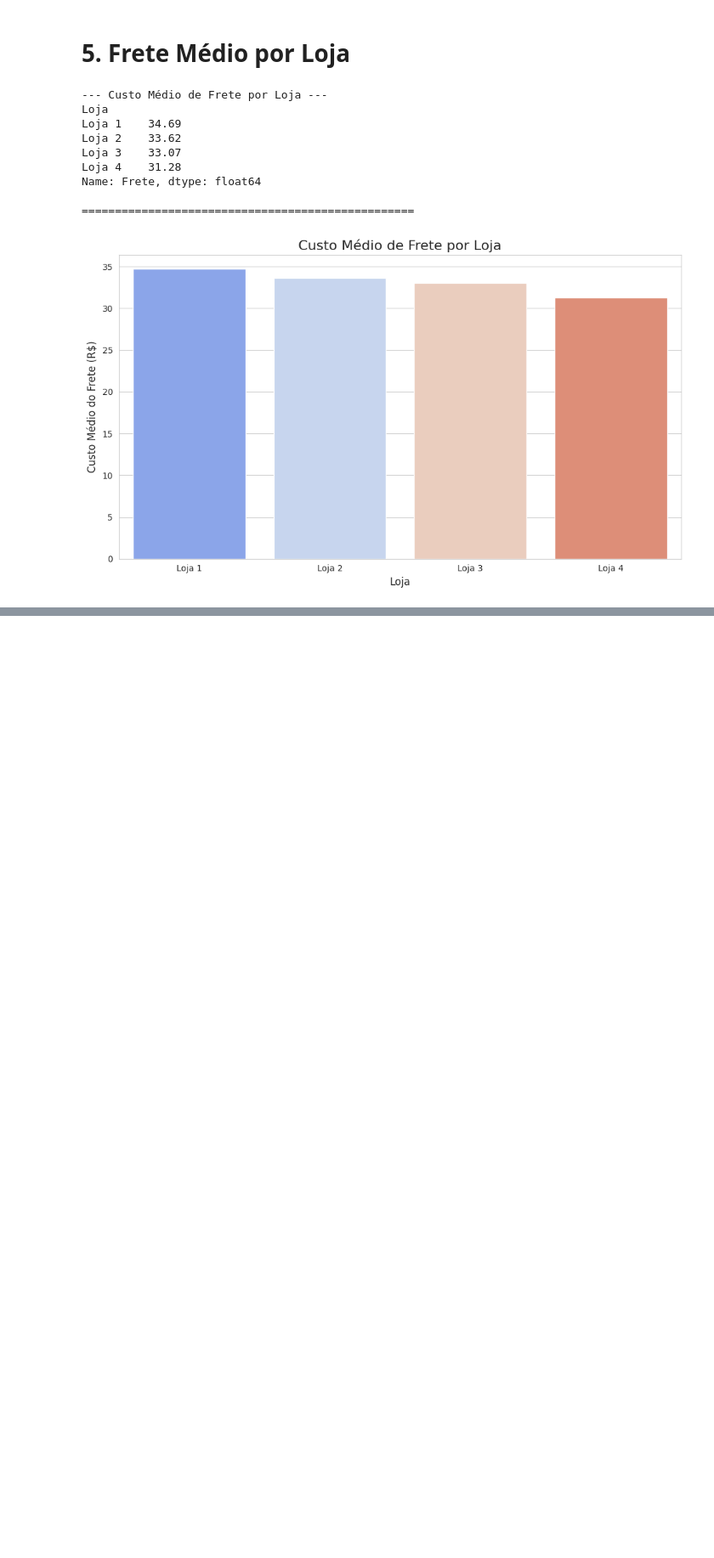
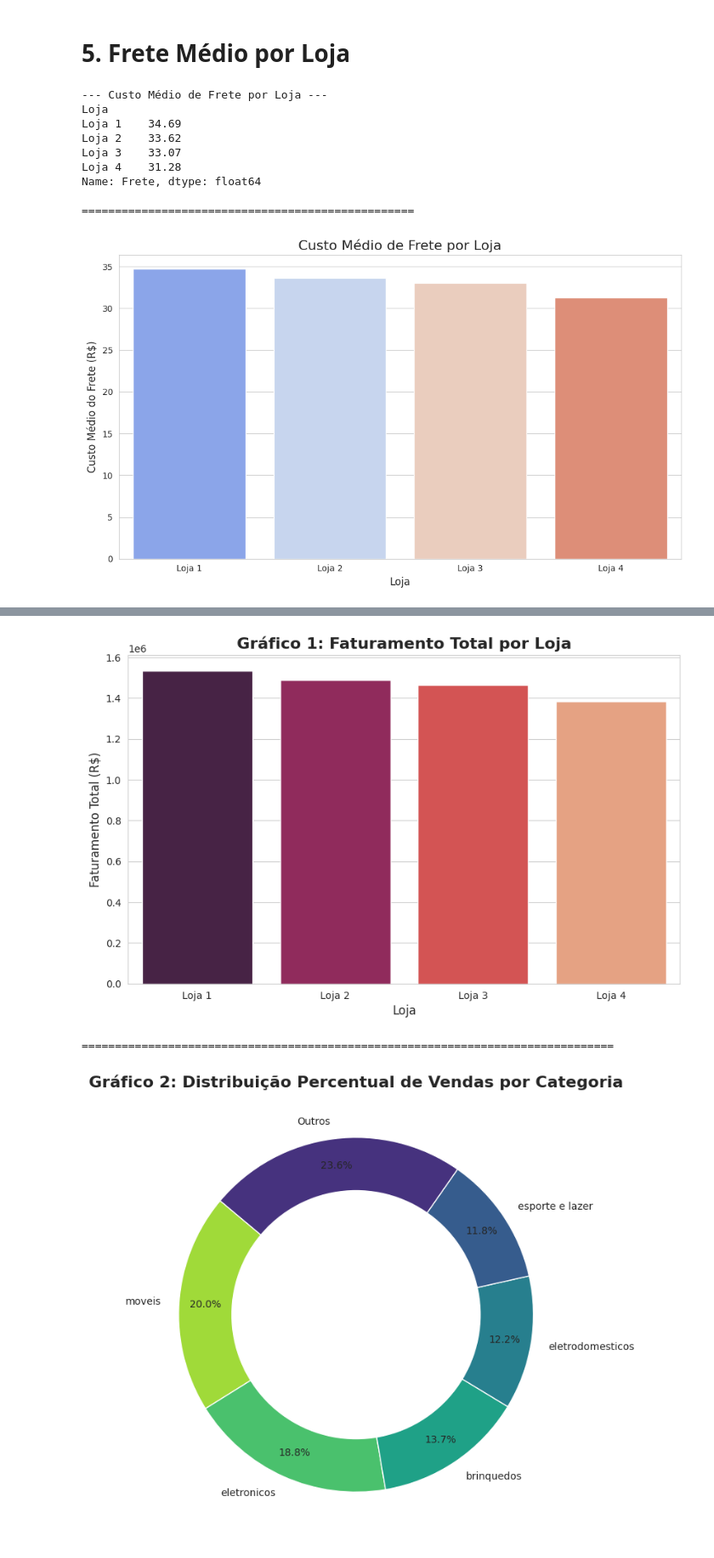
Before and after one commit to jhonatanwsds/ChallengerBigData, a Jupyter notebook: AluraStoreBr.ipynb, the cells around one changed output, grey strips where cells are left out. Shown at 85% size. Drawn from its saved outputs; the diff is of its cells as text; code cells hidden in the pictures; blank space fills up the shorter version.

```diff
--- a/AluraStoreBr.ipynb
+++ b/AluraStoreBr.ipynb
@@ -310,0 +313,80 @@ Name: Frete, dtype: float64
+# %%
+# ==============================================================================
+# PAINEL DE VISUALIZAÇÕES ESTRATÉGICAS (DASHBOARD FINAL)
+# ==============================================================================
+
+# Configurações de estilo para os gráficos
+import matplotlib.pyplot as plt
+import seaborn as sns
+sns.set_style("whitegrid")
+
+# --- GRÁFICO 1: FATURAMENTO TOTAL POR LOJA (GRÁFICO DE BARRAS) ---
+
+faturamento_por_loja = df_completo.groupby('Loja')['Preço'].sum().sort_values(ascending=False)
+
+# Plotagem
+plt.figure(figsize=(10, 6))
+sns.barplot(x=faturamento_por_loja.index, y=faturamento_por_loja.values, palette='rocket', hue=faturamento_por_loja.index, legend=False)
+plt.title('Gráfico 1: Faturamento Total por Loja', fontsize=16, weight='bold')
+plt.ylabel('Faturamento Total (R$)', fontsize=12)
+plt.xlabel('Loja', fontsize=12)
+plt.show()
+
+print("\n" + "="*80 + "\n")
+
+# --- GRÁFICO 2: DISTRIBUIÇÃO DE VENDAS POR CATEGORIA (GRÁFICO DE PIZZA) ---
+
+
+vendas_por_categoria = df_completo['Categoria do Produto'].value_counts()
+if len(vendas_por_categoria) > 5:
+    outros = vendas_por_categoria[5:].sum()
+    vendas_por_categoria = vendas_por_categoria[:5]
+    vendas_por_categoria['Outros'] = outros
+
+
+# Plotagem
+plt.figure(figsize=(10, 8))
+plt.pie(
+    vendas_por_categoria,
+    labels=vendas_por_categoria.index,
+    autopct='%1.1f%%',
+    startangle=140,
+    pctdistance=0.85,
+    colors=sns.color_palette('viridis_r', len(vendas_por_categoria))
+)
+# Desenha um círculo no centro para criar um "donut chart"
+centre_circle = plt.Circle((0,0),0.70,fc='white')
+fig = plt.gcf()
+fig.gca().add_artist(centre_circle)
+
+plt.title('Gráfico 2: Distribuição Percentual de Vendas por Categoria', fontsize=16, weight='bold')
+plt.show()
+
+print("\n" + "="*80 + "\n")
+
+# --- GRÁFICO 3: MAPA DE VENDAS DOS PRINCIPAIS PRODUTOS POR LOJA (MAPA DE CALOR) ---
+
+# Cálculos necessários (reutilizando a lógica anterior)
+top_10_produtos = df_completo['Produto'].value_counts().head(10).index
+df_top_produtos = df_completo[df_completo['Produto'].isin(top_10_produtos)]
+vendas_cruzadas = df_top_produtos.groupby(['Loja', 'Produto']).size().reset_index(name='Quantidade')
+heatmap_data = vendas_cruzadas.pivot_table(index='Produto', columns='Loja', values='Quantidade', fill_value=0)
+heatmap_data = heatmap_data.loc[top_10_produtos]
+
+# Plotagem
+plt.figure(figsize=(12, 10))
+sns.heatmap(
+    heatmap_data,
+    annot=True,
+    fmt='.0f',
+    cmap='viridis',
+    linewidths=.5
+)
+plt.title('Gráfico 3: Mapa de Vendas dos Top 10 Produtos por Loja', fontsize=18, weight='bold')
+plt.xlabel('Lojas', fontsize=12)
+plt.ylabel('Produtos', fontsize=12)
+plt.show()
+# %% [output]
+[figure, added]
+================================================================================
+[figure, added]
```
Also changed, not shown: parts of 2 cells of this notebook.
